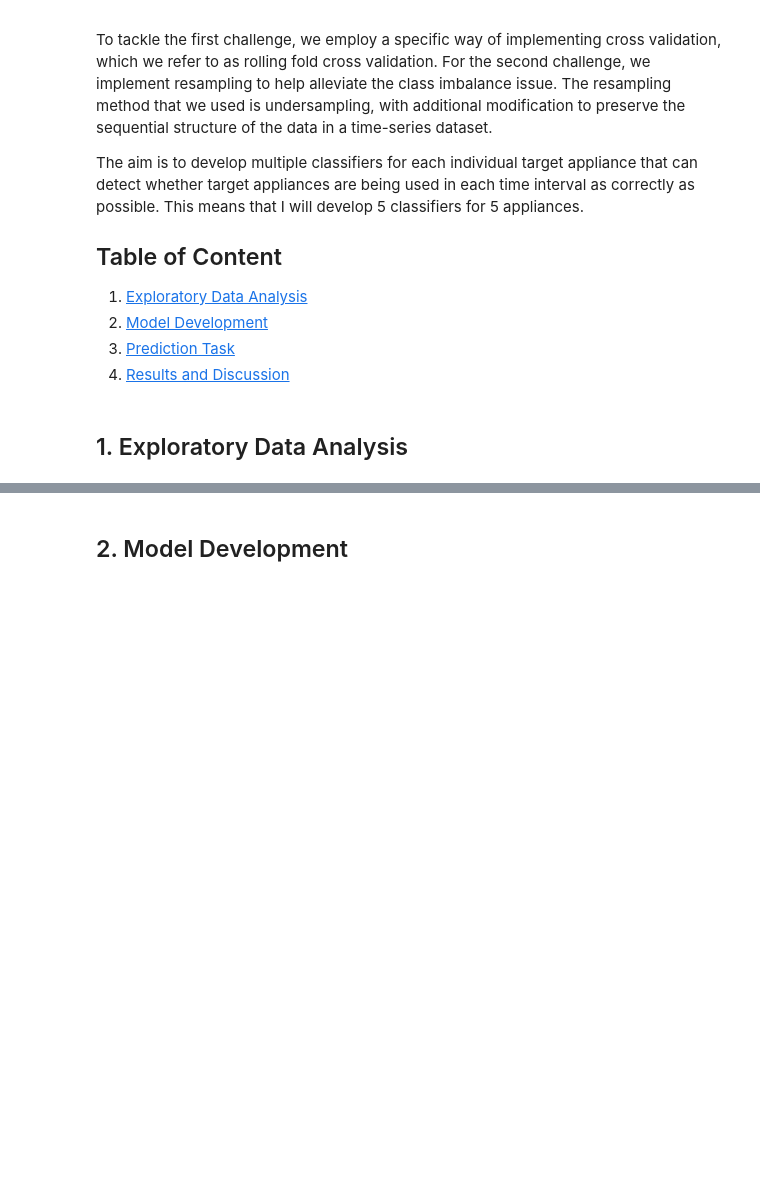
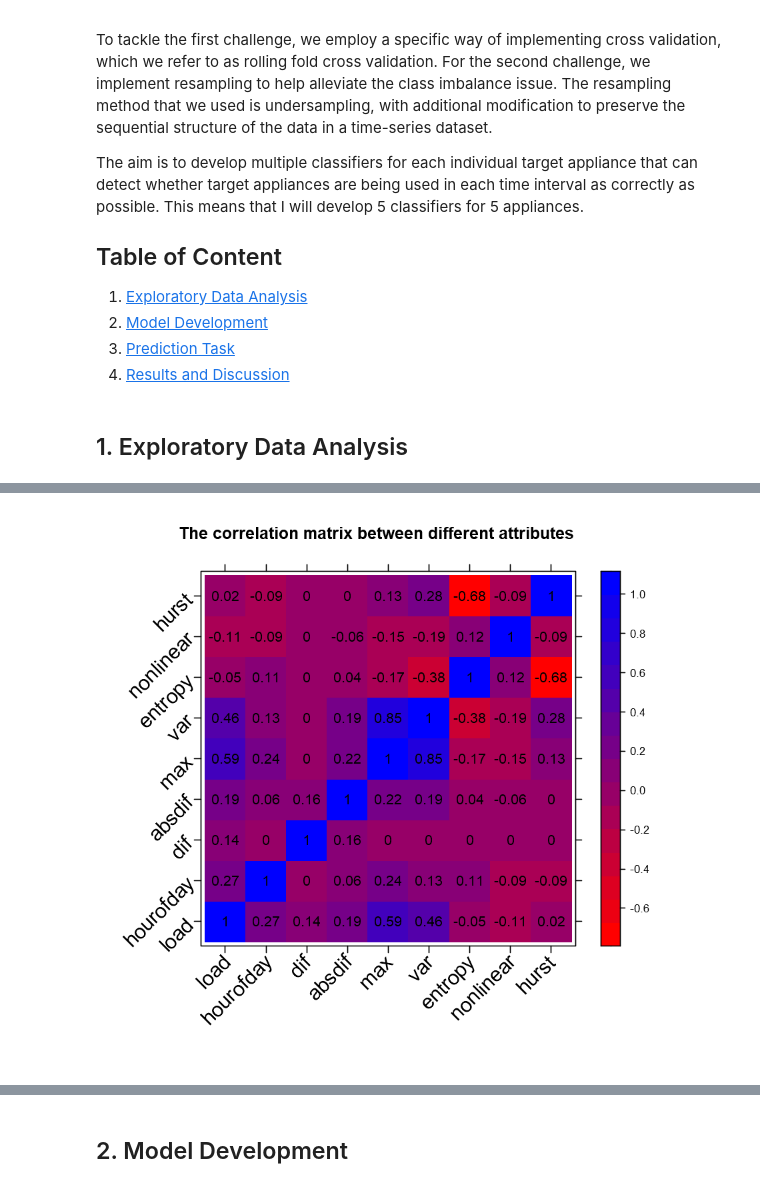
Before and after one commit to DanielTranDS/Appliance-EDA-Classification, a Jupyter notebook: AppliancesClassification_Codes.ipynb, the cells around one changed output, grey strips where cells are left out. Saved outputs shown, nothing was run; the diff lists cells and outputs as text; code cells hidden in the pictures; blank space fills up the shorter version.

```diff
--- a/AppliancesClassification_Codes.ipynb
+++ b/AppliancesClassification_Codes.ipynb
@@ -20,0 +137,16 @@ The aim is to develop multiple classifiers for each individual target appliance
+# %%
+options(repr.plot.width=7, repr.plot.height=7)
+
+# function  of the text of the correlation plot
+paneltext <-function(x, y, z, ...) {
+    panel.levelplot(x,y,z,...)
+    panel.text(x,y,round(z, 2))
+}
+#Define the color scheme
+cols = colorRampPalette(c("red","blue"))
+#Plot the correlation matrix.
+levelplot(cor(train.data[-c(1,3,4,5,6,7,9)]), col.regions = cols(100), main = "The correlation matrix between different attributes",
+          xlab = NULL, ylab = NULL,
+scales = list(x = list(rot = 45,cex=1.5),y = list(rot = 45,cex=1.5)),panel = paneltext)
+# %% [output]
+[figure, added]
```
Also changed, not shown: parts of 45 cells of this notebook.
